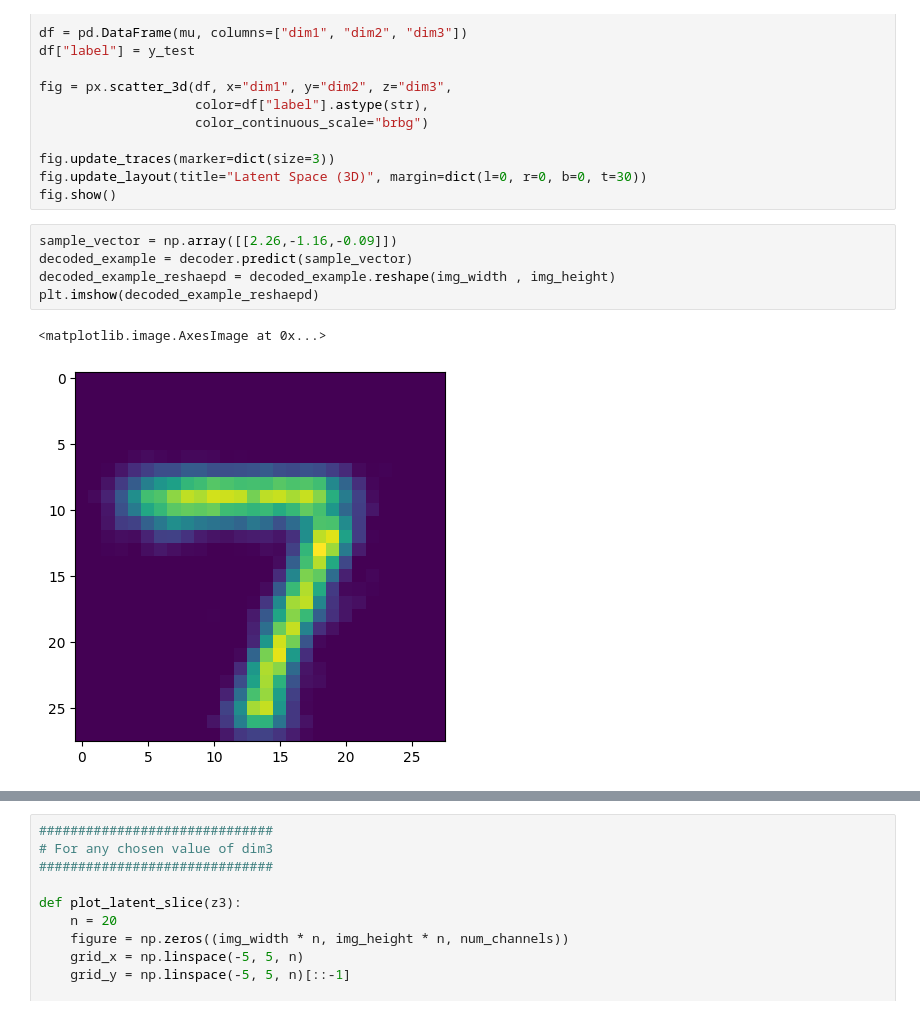
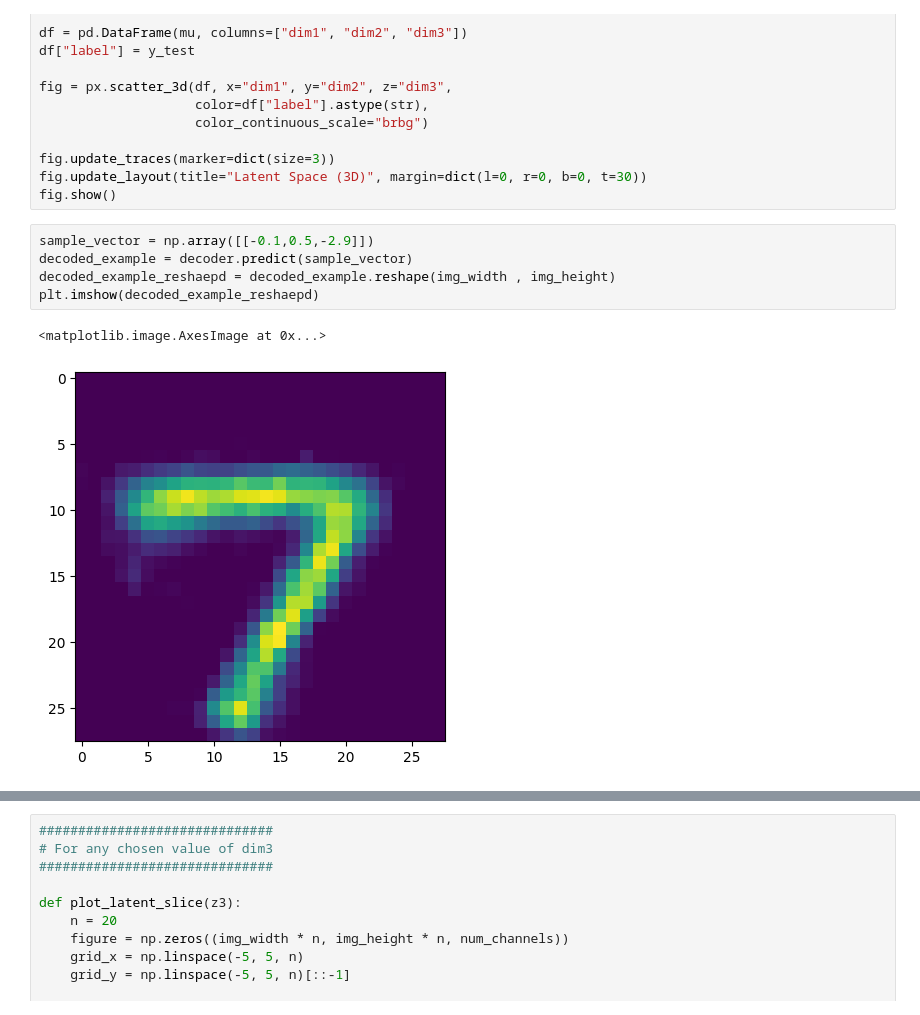
Before and after one commit to DhiaElhak-Ezzeddini/MNIST_VAE, a Jupyter notebook: VAE_Keras_MNIST.ipynb, the cells around one changed output, grey strips where cells are left out. Drawn from its saved outputs; the diff is of its cells as text.

```diff
--- a/VAE_Keras_MNIST.ipynb
+++ b/VAE_Keras_MNIST.ipynb
@@ -313,13 +318,13 @@ fig.update_traces(marker=dict(size=3))
 fig.update_layout(title="Latent Space (3D)", margin=dict(l=0, r=0, b=0, t=30))
 fig.show()
 # %%
-sample_vector = np.array([[2.26,-1.16,-0.09]])
+sample_vector = np.array([[-0.1,0.5,-2.9]])
 decoded_example = decoder.predict(sample_vector)
 decoded_example_reshaepd = decoded_example.reshape(img_width , img_height)
 plt.imshow(decoded_example_reshaepd)
 # %% [output]
 <matplotlib.image.AxesImage at 0x...>
-[figure, old version]
+[figure, new version]
 # %%
 ###########################
 # For a fixed value of dim3
```
Also changed, not shown: parts of 5 cells of this notebook.
